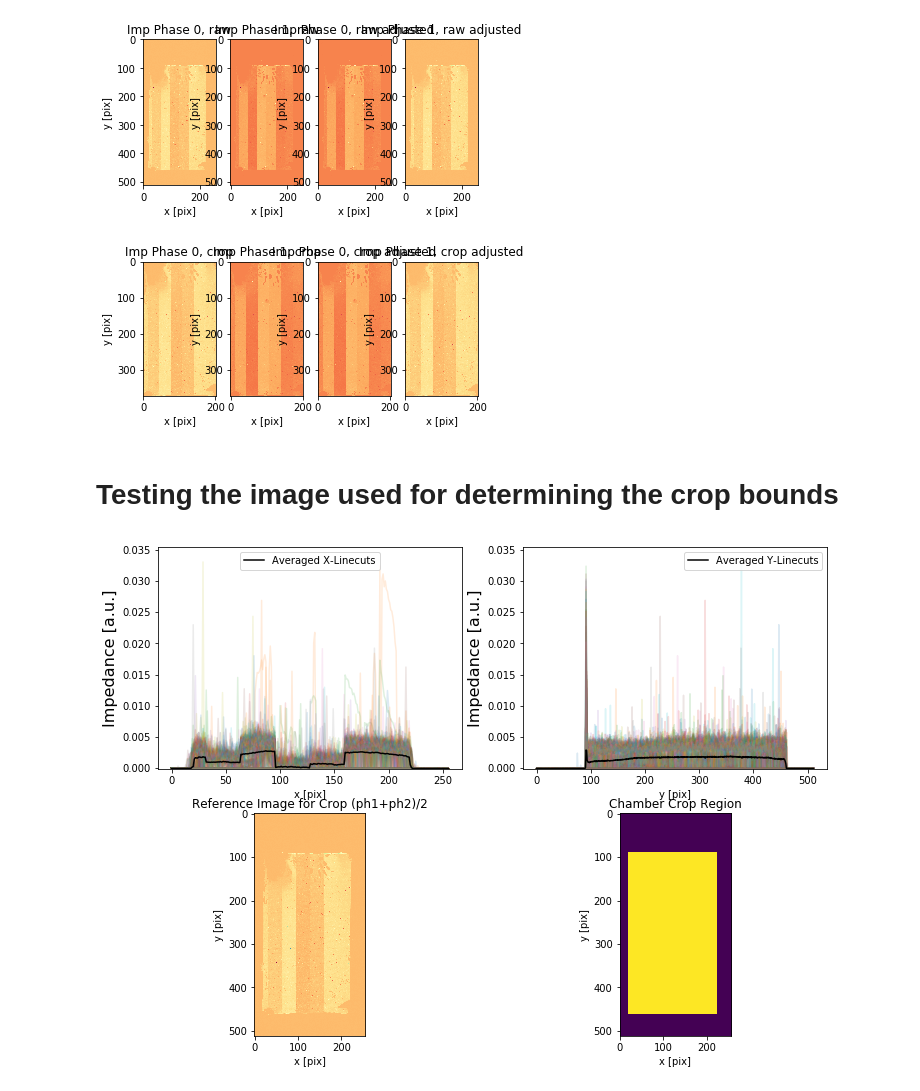
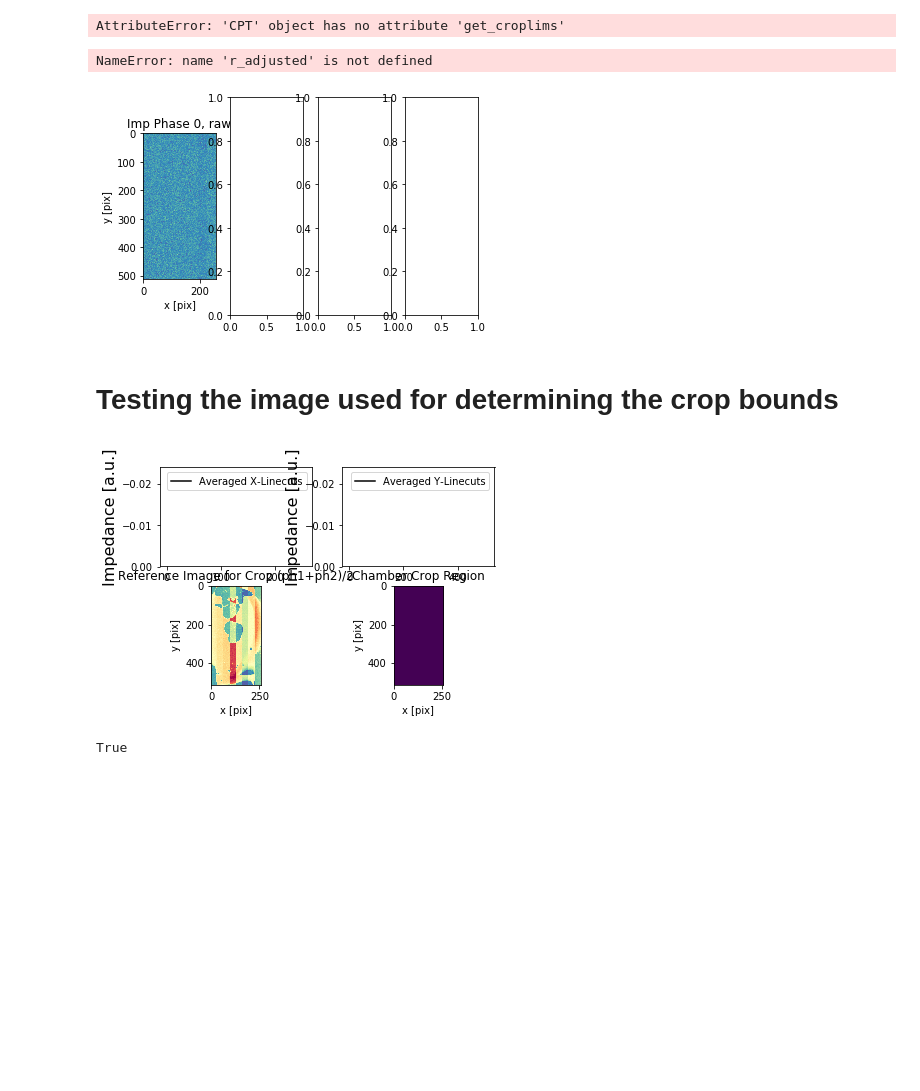
Before and after one commit to JTomI/Larkin-Hybiscus, a Jupyter notebook: Minerva_Tools/Luna_Hybrids_Analysis.ipynb, the cells around one changed output. Drawn from its saved outputs; the diff is of its cells as text; code cells hidden in the pictures; blank space fills up the shorter version.

```diff
--- a/Minerva_Tools/Luna_Hybrids_Analysis.ipynb
+++ b/Minerva_Tools/Luna_Hybrids_Analysis.ipynb
@@ -8,7 +8,6 @@ cmap='Spectral'
 from tqdm import tqdm
 import itertools
 # %%
-fname = r"C:\Users\jtincan\Documents\minerva_data\F0167_01272022\F0167_01272022.h5"
-f0167=CPT(data_path=fname)
-# f0167.get_list();
+fname = r"C:\Users\jtincan\Documents\minerva_data\F0176_02102022\F0176_midpoint.h5"
+fxyz=CPT(data_path=fname)
 # %% [output]
@@ -32,20 +40,22 @@ Saved to C:\Users\jtincan\Documents\minerva_data\F0167_01272022\F0167_01272022.g
 # %%
 index = 0
-rphase_images = f0167.get_data(index=index)
+rphase_images = fxyz.get_data(index=index)
 
-lims = f0167.get_croplims(index=0,thresh=.00005)
-cphase_images=f0167.get_crop(index=index)
+lims = fxyz.get_croplims(index=0,thresh=.00005)
+# cphase_images=fxyz.get_crop(index=index)
 
 
 raw_offset = rphase_images[0]-rphase_images[1]
-crop_offset = cphase_images[0]-cphase_images[1]
+# crop_offset = cphase_images[0]-cphase_images[1]
 
 r_adjusted=[];c_adjusted=[];
 r_adjusted.append(rphase_images[0] - raw_offset)
-c_adjusted.append(cphase_images[0] - crop_offset)
+# c_adjusted.append(cphase_images[0] - crop_offset)
 
 r_adjusted.append(rphase_images[1] + raw_offset)
-c_adjusted.append(cphase_images[1] + crop_offset)
+# c_adjusted.append(cphase_images[1] + crop_offset)
+# %% [output]
+AttributeError: 'CPT' object has no attribute 'get_croplims'
 # %%
 fig, ax_main = plt.subplots(nrows=1,ncols=4)
 for i in range(2):
@@ -69,12 +79,12 @@ for i in range(2):
     ax_main[i+2].set_ylabel("y [pix]")
     ax_main[i+2].set_title("Imp Phase {}, crop adjusted".format(i))
 # %% [output]
+NameError: name 'r_adjusted' is not defined
-[figure, old version]
+[figure, new version]
-[figure, removed]
 # %% [markdown]
 # Testing the image used for determining the crop bounds
 # %%
-[phase1,phase2]=f0167.Get_Data(index=0)
+[phase1,phase2]=fxyz.get_data(index=30)
 avphase = (phase1+phase1)/2
 av_xlinecut = np.mean(avphase,axis=0)
 av_ylinecut = np.mean(avphase,axis=1)
@@ -84,31 +94,31 @@ xycrop = np.outer(ycrop,xcrop)
 
 fig, axs = plt.subplots(nrows=2,ncols=2)
 for i in range(avphase.shape[0]):
     axs[0,0].plot(avphase[i,:],alpha=.15)
 for i in range(avphase.shape[1]):
     axs[0,1].plot(avphase[:,i],alpha=.15)
 axs[0,0].plot(av_xlinecut,'black',label="Averaged X-Linecuts")
 axs[0,0].set_xlabel('x [pix]')
 axs[0,0].set_ylim(bottom=-.0001)
 axs[0,0].legend()
 axs[0,0].set_ylabel('Impedance [a.u.]',fontsize=16)
 
 axs[0,1].plot(av_ylinecut,'black',label="Averaged Y-Linecuts")
 axs[0,1].set_xlabel('y [pix]')
 axs[0,1].set_ylim(bottom=-.0001)
 axs[0,1].legend()
 axs[0,1].set_ylabel('Impedance [a.u.]',fontsize=16)
 
 
 axs[1,0].imshow(avphase,cmap=cmap)
 axs[1,0].set_xlabel("x [pix]")
 axs[1,0].set_ylabel("y [pix]")
 axs[1,0].set_title("Reference Image for Crop (ph1+ph2)/2")
 
 axs[1,1].imshow(xycrop)
 axs[1,1].set_xlabel("x [pix]")
 axs[1,1].set_ylabel("y [pix]")
 axs[1,1].set_title("Chamber Crop Region")
 plt.show()
 # %% [output]
-[figure, old version]
+[figure, new version]
@@ -116,0 +125,4 @@ plt.show()
+# %%
+print(not False)
+# %% [output]
+True
```
Also changed, not shown: parts of 4 cells of this notebook, 5 other files.
